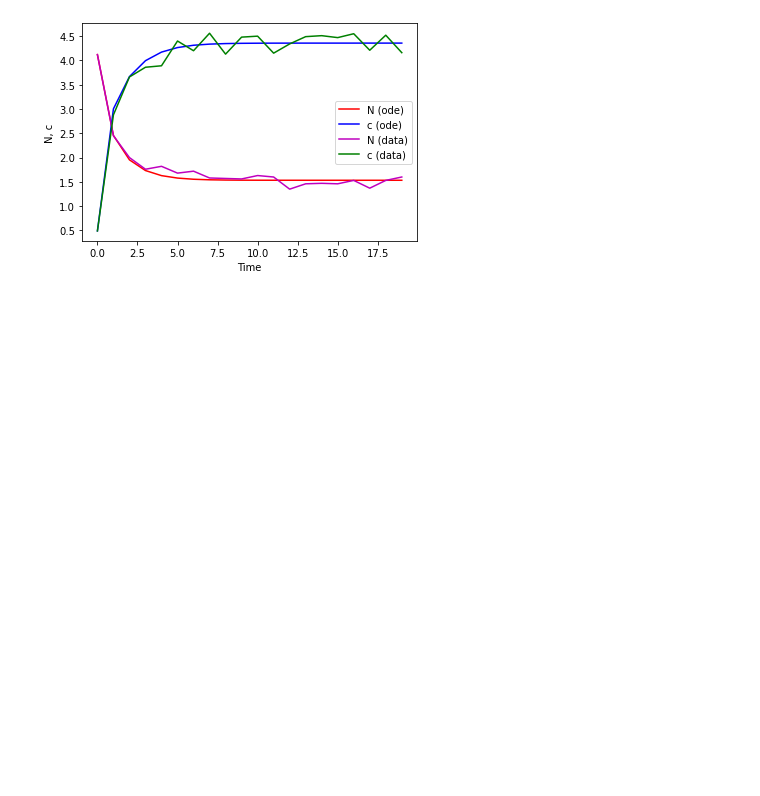
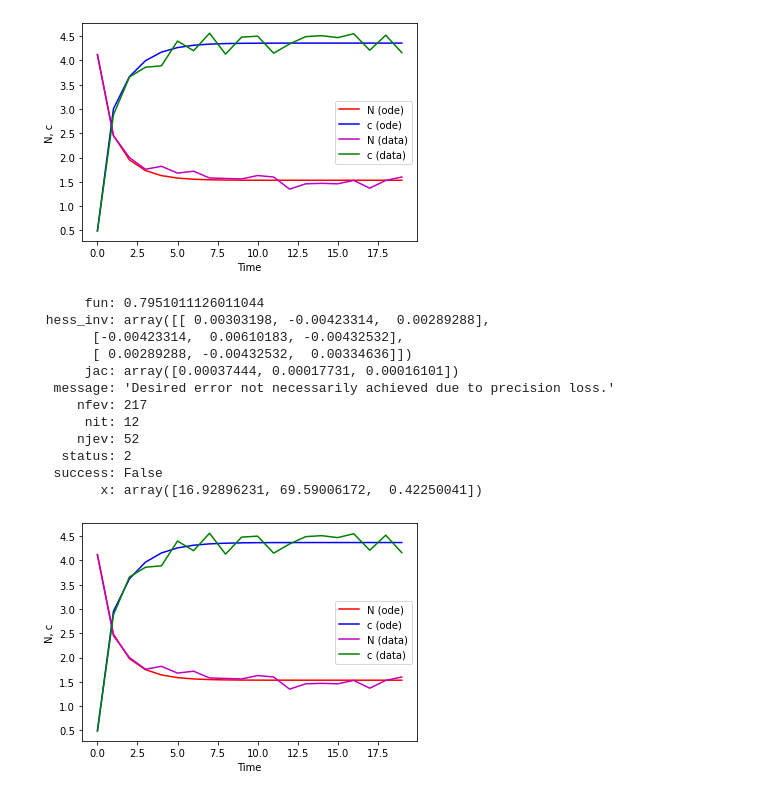
Before and after one commit to dfrancioni/Che_Math, a Jupyter notebook: Homework 3 Fitting ODEs.ipynb, the cells around one changed output. Cells and saved outputs as stored; diff of their text form; code cells hidden in the pictures; blank space fills up the shorter version.

```diff
--- a/Homework 3 Fitting ODEs.ipynb
+++ b/Homework 3 Fitting ODEs.ipynb
@@ -179,3 +179,33 @@ plt.show()
   success: False
         x: array([ -36.35006806, -162.73110811,    0.42076364])
 [figure]
+# %%
+#fourth guess for quiz
+sol = minimize(RMSE, x0 = (15,  70, 0.42586996));
+print(sol);
+
+odesol = odeint(odes, ic_3, t, args = (16.92896231,69.59006172, 0.42250041))
+
+#first plot of data for N and c vs fitted ODE's of N and c
+plt.plot(t, odesol[:,0], color = 'r')
+plt.plot(t, odesol[:,1], color = 'b')
+plt.plot(t, training_data[:,0], color = 'm')
+plt.plot(t, training_data[:,1], color = 'g')
+plt.xlabel("Time")
+plt.ylabel("N, c")
+plt.legend(['N (ode)', 'c (ode)', 'N (data)','c (data)'])
+plt.show()
+# %% [output]
+      fun: 0.7951011126011044
+ hess_inv: array([[ 0.00303198, -0.00423314,  0.00289288],
+       [-0.00423314,  0.00610183, -0.00432532],
+       [ 0.00289288, -0.00432532,  0.00334636]])
+      jac: array([0.00037444, 0.00017731, 0.00016101])
+  message: 'Desired error not necessarily achieved due to precision loss.'
+     nfev: 217
+      nit: 12
+     njev: 52
+   status: 2
+  success: False
+        x: array([16.92896231, 69.59006172,  0.42250041])
+[figure, added]
```
Also changed, not shown: parts of 3 cells of this notebook.
